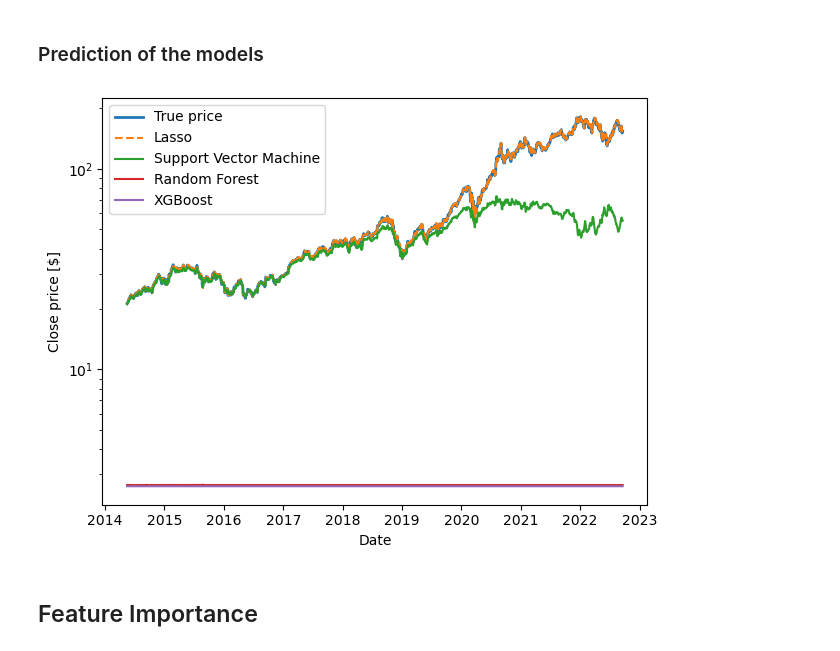
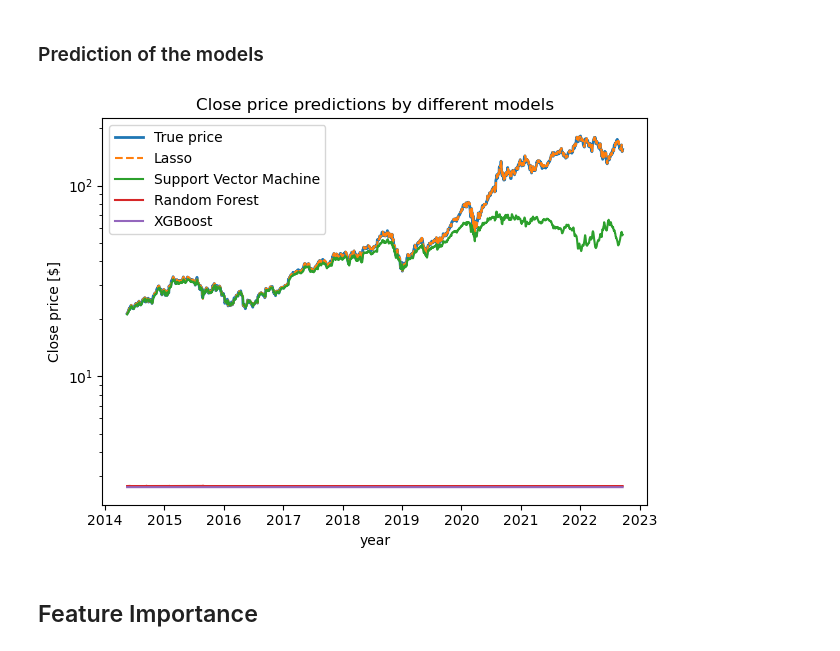
Before and after one commit to leehengpan/AAPL-StockPriceAnalysis, a Jupyter notebook: src/Apple_Stock_Price_Prediction.ipynb, the cells around one changed output. Cells and saved outputs as stored; diff of their text form; code cells hidden in the pictures.

```diff
--- a/src/Apple_Stock_Price_Prediction.ipynb
+++ b/src/Apple_Stock_Price_Prediction.ipynb
@@ -1092,26 +1161,27 @@ The baseline RMSE: 47.547840489961175
 # %%
 y_test_pred_lasso=pd.Series(y_test_pred_lasso, index =y_test.index)
 y_test_pred_svr=pd.Series(y_test_pred_svr, index =y_test.index)
 y_test_pred_rf=pd.Series(y_test_pred_rf, index =y_test.index)
 y_test_pred_XGB=pd.Series(y_test_pred_XGB, index =y_test.index)
 
 
 plt.plot(y_test,linewidth=2,label='True price')
 plt.plot(y_test_pred_lasso,linestyle='dashed',label='Lasso')
 plt.plot(y_test_pred_svr,label='Support Vector Machine')
 plt.plot(y_test_pred_rf,label='Random Forest')
 plt.plot(y_test_pred_XGB,label='XGBoost')
-plt.xlabel('Date') #fontsize = 12
-plt.ylabel('Close price [$]') #fontsize = 12
+plt.xlabel('year') # fontsize = 12
+plt.ylabel('Close price [$]') # fontsize = 12
 # plt.xticks(fontsize=12) # Slide purpose
 # plt.yticks(fontsize=12) # Slide purpose
 plt.semilogy()
 plt.legend()
+plt.title('Close price predictions by different models')
 plt.tight_layout()
 plt.savefig('../figures/test_pred.png',dpi=300)
 plt.show()
 # %% [output]
-[figure, old version]
+[figure, new version]
 # %% [markdown]
 ## Feature Importance
 # %% [markdown]
```
Also changed, not shown: parts of 26 cells of this notebook.
